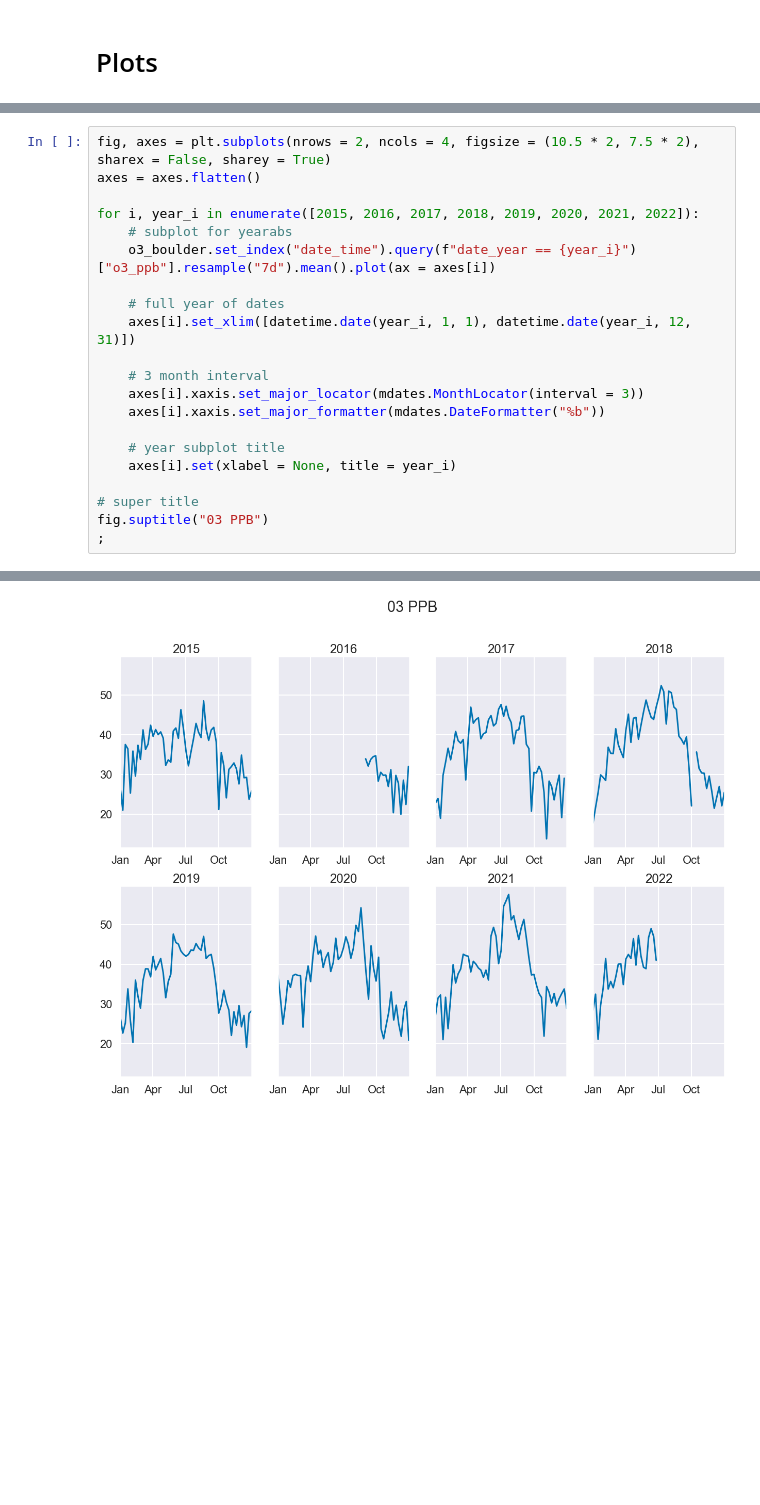
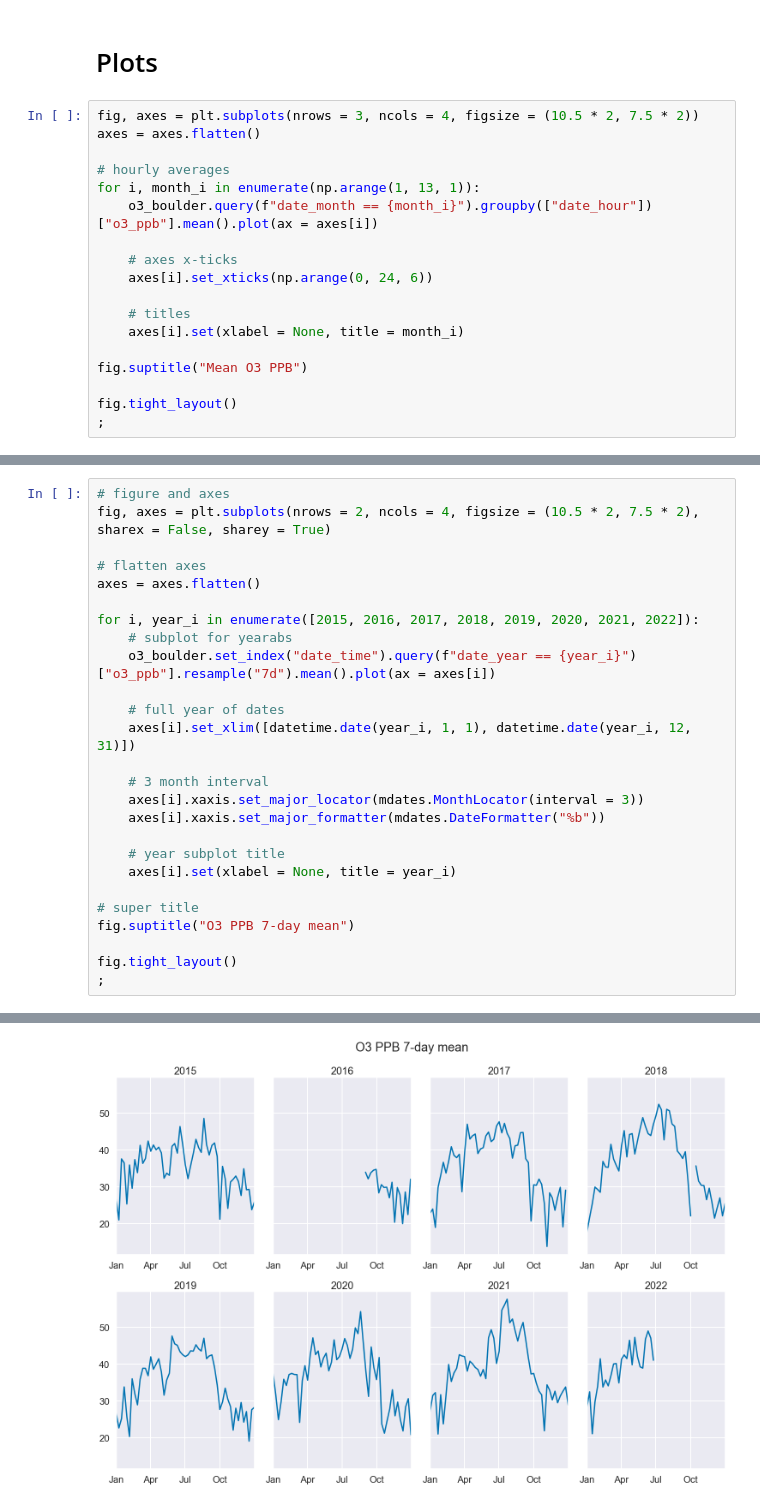
Before and after one commit to nmmichalak/colorado-air, a Jupyter notebook: colorado_air_pollution.ipynb, the cells around one changed output, grey strips where cells are left out. Saved outputs shown, nothing was run; the diff lists cells and outputs as text; blank space fills up the shorter version.

Commit message:
added more o3 plots

```diff
--- a/colorado_air_pollution.ipynb
+++ b/colorado_air_pollution.ipynb
@@ -137,3 +137,21 @@ o3_boulder
 59856 rows × 36 columns
 # %% [markdown]
 # Plots
+# %%
+fig, axes = plt.subplots(nrows = 3, ncols = 4, figsize = (10.5 * 2, 7.5 * 2))
+axes = axes.flatten()
+
+# hourly averages
+for i, month_i in enumerate(np.arange(1, 13, 1)):
+    o3_boulder.query(f"date_month == {month_i}").groupby(["date_hour"])["o3_ppb"].mean().plot(ax = axes[i])
+
+    # axes x-ticks
+    axes[i].set_xticks(np.arange(0, 24, 6))
+
+    # titles
+    axes[i].set(xlabel = None, title = month_i)
+
+fig.suptitle("Mean O3 PPB")
+
+fig.tight_layout()
+;
@@ -140,24 +161,29 @@ o3_boulder
 # %%
+# figure and axes
 fig, axes = plt.subplots(nrows = 2, ncols = 4, figsize = (10.5 * 2, 7.5 * 2), sharex = False, sharey = True)
+
+# flatten axes
 axes = axes.flatten()
 
 for i, year_i in enumerate([2015, 2016, 2017, 2018, 2019, 2020, 2021, 2022]):
     # subplot for yearabs
     o3_boulder.set_index("date_time").query(f"date_year == {year_i}")["o3_ppb"].resample("7d").mean().plot(ax = axes[i])
 
     # full year of dates
     axes[i].set_xlim([datetime.date(year_i, 1, 1), datetime.date(year_i, 12, 31)])
 
     # 3 month interval
     axes[i].xaxis.set_major_locator(mdates.MonthLocator(interval = 3))
     axes[i].xaxis.set_major_formatter(mdates.DateFormatter("%b"))
 
     # year subplot title
     axes[i].set(xlabel = None, title = year_i)
 
 # super title
-fig.suptitle("03 PPB")
+fig.suptitle("O3 PPB 7-day mean")
+
+fig.tight_layout()
 ;
 # %% [output]
 ''
-[figure, old version]
+[figure, new version]
```
Also changed, not shown: parts of 1 cell of this notebook.
